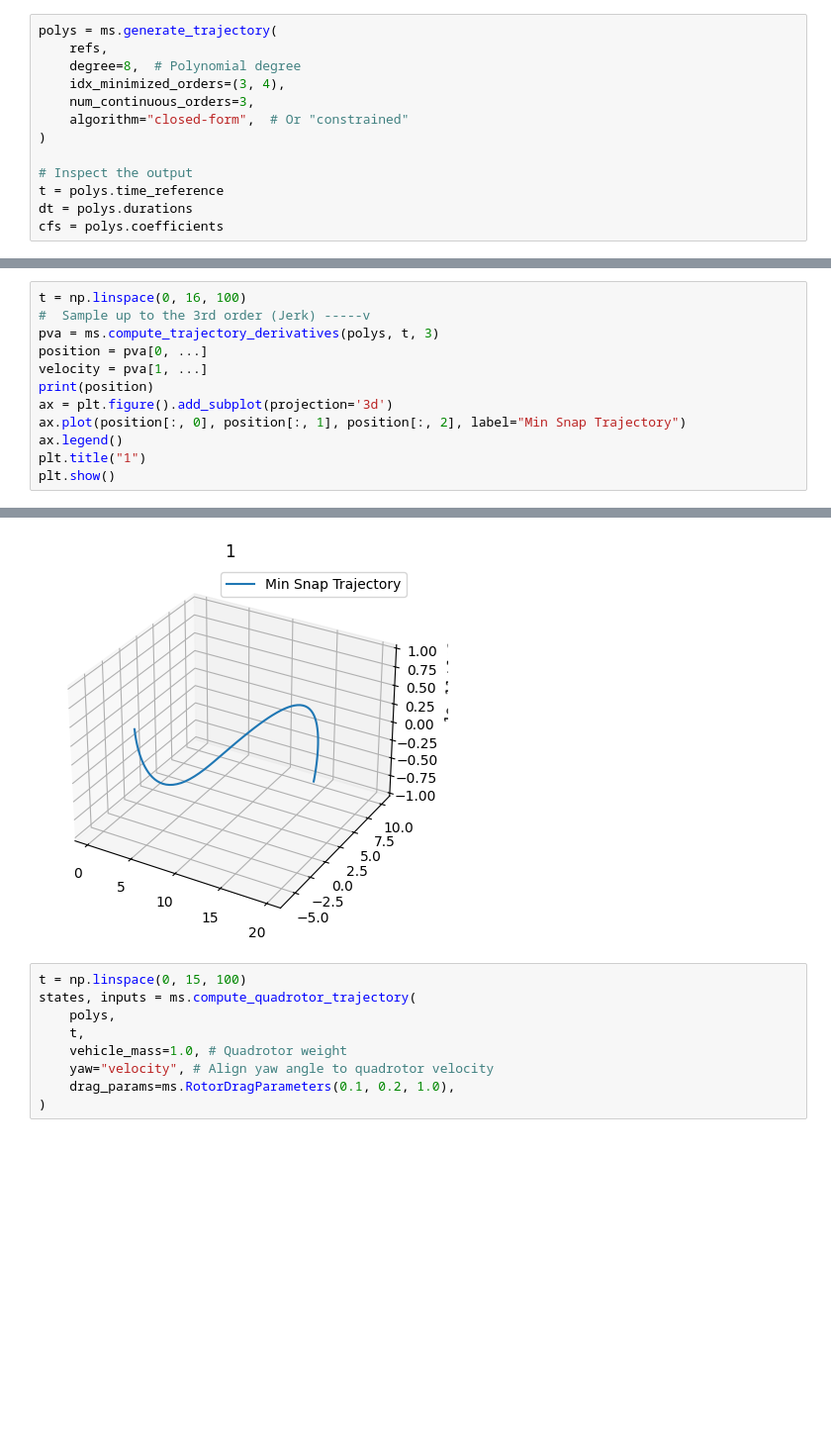
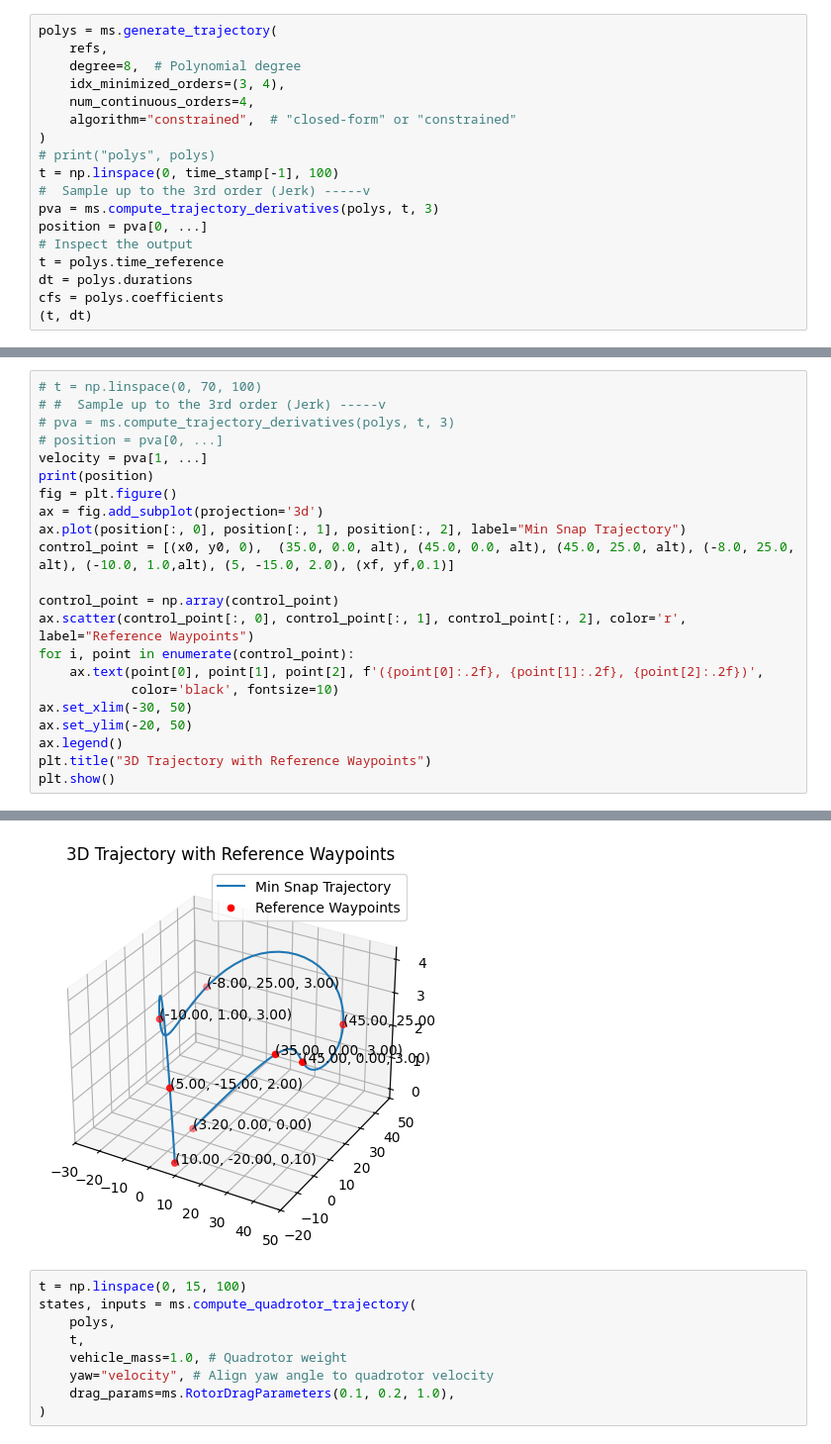
Before and after one commit to andy-wqfang/purt_wqfang, a Jupyter notebook: example.ipynb, the cells around one changed output, grey strips where cells are left out. Shown at 99% size. Cells and saved outputs as stored; diff of their text form; blank space fills up the shorter version.

```diff
--- a/example.ipynb
+++ b/example.ipynb
@@ -24,11 +63,16 @@ polys = ms.generate_trajectory(
     refs,
     degree=8,  # Polynomial degree
     idx_minimized_orders=(3, 4),
-    num_continuous_orders=3,
-    algorithm="closed-form",  # Or "constrained"
+    num_continuous_orders=4,
+    algorithm="constrained",  # "closed-form" or "constrained"
 )
-
+# print("polys", polys)
+t = np.linspace(0, time_stamp[-1], 100)
+#  Sample up to the 3rd order (Jerk) -----v
+pva = ms.compute_trajectory_derivatives(polys, t, 3)
+position = pva[0, ...]
 # Inspect the output
 t = polys.time_reference
 dt = polys.durations
 cfs = polys.coefficients
+(t, dt)
@@ -35,13 +84,23 @@ cfs = polys.coefficients
 # %%
-t = np.linspace(0, 16, 100)
-#  Sample up to the 3rd order (Jerk) -----v
-pva = ms.compute_trajectory_derivatives(polys, t, 3)
-position = pva[0, ...]
+# t = np.linspace(0, 70, 100)
+# #  Sample up to the 3rd order (Jerk) -----v
+# pva = ms.compute_trajectory_derivatives(polys, t, 3)
+# position = pva[0, ...]
 velocity = pva[1, ...]
 print(position)
-ax = plt.figure().add_subplot(projection='3d')
+fig = plt.figure()
+ax = fig.add_subplot(projection='3d')
 ax.plot(position[:, 0], position[:, 1], position[:, 2], label="Min Snap Trajectory")
+control_point = [(x0, y0, 0),  (35.0, 0.0, alt), (45.0, 0.0, alt), (45.0, 25.0, alt), (-8.0, 25.0, alt), (-10.0, 1.0,alt), (5, -15.0, 2.0), (xf, yf,0.1)]
+
+control_point = np.array(control_point)
+ax.scatter(control_point[:, 0], control_point[:, 1], control_point[:, 2], color='r', label="Reference Waypoints")
+for i, point in enumerate(control_point):
+    ax.text(point[0], point[1], point[2], f'({point[0]:.2f}, {point[1]:.2f}, {point[2]:.2f})',
+            color='black', fontsize=10)
+ax.set_xlim(-30, 50)
+ax.set_ylim(-20, 50)
 ax.legend()
-plt.title("1")
+plt.title("3D Trajectory with Reference Waypoints")
 plt.show()
 # %% [output]
@@ -65,4 +124,4 @@ plt.show()
-[figure, old version]
+[figure, new version]
 # %%
 t = np.linspace(0, 15, 100)
 states, inputs = ms.compute_quadrotor_trajectory(
```
Also changed, not shown: parts of 4 cells of this notebook, 6 other files.
